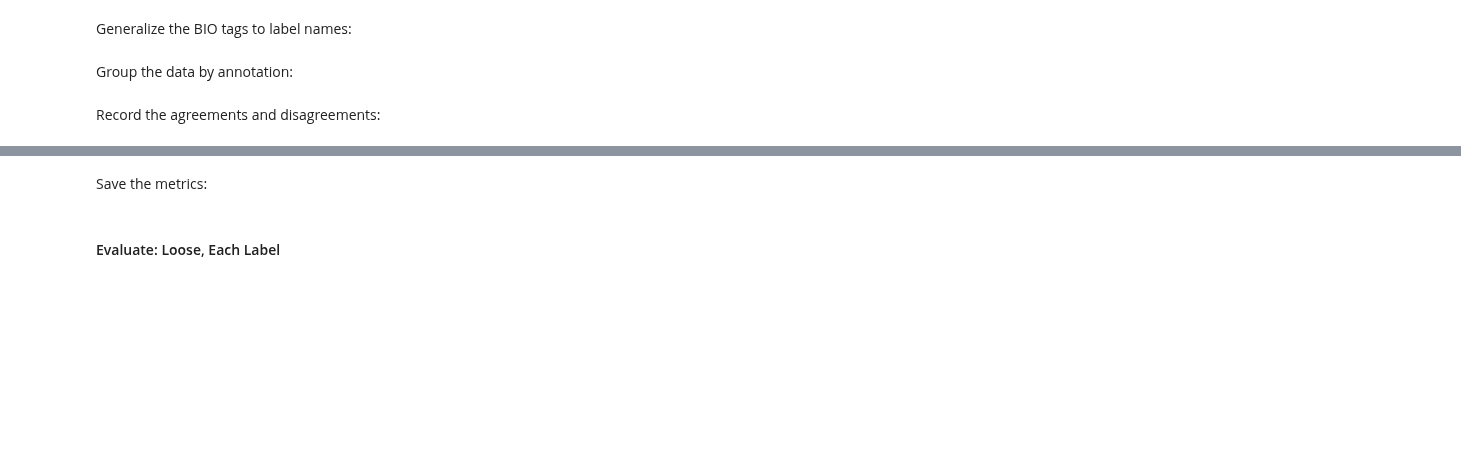
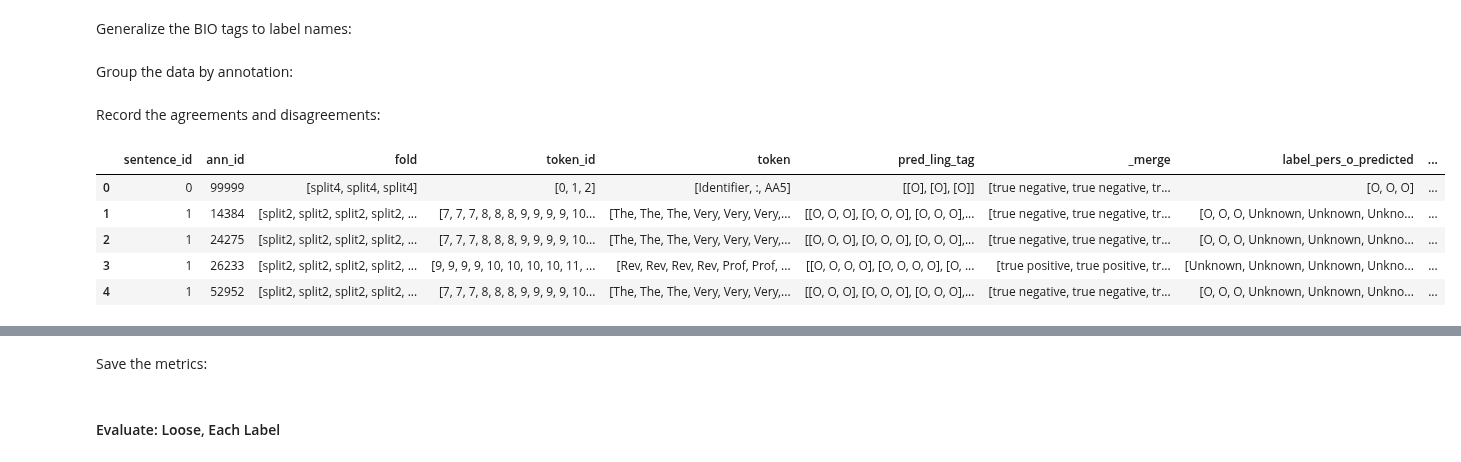
Before and after one commit to thegoose20/gender-bias, a Jupyter notebook: token_classification/Experiment1_Model2.ipynb, the cells around one changed output, grey strips where cells are left out. Drawn from its saved outputs; the diff is of its cells as text; code cells hidden in the pictures; blank space fills up the shorter version.

```diff
--- a/token_classification/Experiment1_Model2.ipynb
+++ b/token_classification/Experiment1_Model2.ipynb
@@ -345,8 +486,15 @@ Record the agreements and disagreements:
 # %%
 agmt_types_perso, agmt_labels_perso = utils1.getAnnotationAgreement(pred_perso_ann, "label_pers_o_predicted", "label_pers_o_expected")
 pred_perso_ann.insert(len(pred_perso_ann.columns), "annotation_agreement", agmt_types_perso)
 pred_perso_ann.insert(len(pred_perso_ann.columns), "agreement_label", agmt_labels_perso)
-# pred_perso_ann.head()
+pred_perso_ann.head()
+# %% [output]
+|  | sentence_id | ann_id | fold | token_id | token | pred_ling_tag | _merge | label_pers_o_predicted | ... |
+| 0 | 0 | 99999 | [split4, split4, split4] | [0, 1, 2] | [Identifier, :, AA5] | [[O], [O], [O]] | [true negative, true negative, tr... | [O, O, O] | ... |
+| 1 | 1 | 14384 | [split2, split2, split2, split2, ... | [7, 7, 7, 8, 8, 8, 9, 9, 9, 9, 10... | [The, The, The, Very, Very, Very,... | [[O, O, O], [O, O, O], [O, O, O],... | [true negative, true negative, tr... | [O, O, O, Unknown, Unknown, Unkno... | ... |
+| 2 | 1 | 24275 | [split2, split2, split2, split2, ... | [7, 7, 7, 8, 8, 8, 9, 9, 9, 9, 10... | [The, The, The, Very, Very, Very,... | [[O, O, O], [O, O, O], [O, O, O],... | [true negative, true negative, tr... | [O, O, O, Unknown, Unknown, Unkno... | ... |
+| 3 | 1 | 26233 | [split2, split2, split2, split2, ... | [9, 9, 9, 9, 10, 10, 10, 10, 11, ... | [Rev, Rev, Rev, Rev, Prof, Prof, ... | [[O, O, O, O], [O, O, O, O], [O, ... | [true positive, true positive, tr... | [Unknown, Unknown, Unknown, Unkno... | ... |
+| 4 | 1 | 52952 | [split2, split2, split2, split2, ... | [7, 7, 7, 8, 8, 8, 9, 9, 9, 9, 10... | [The, The, The, Very, Very, Very,... | [[O, O, O], [O, O, O], [O, O, O],... | [true negative, true negative, tr... | [O, O, O, Unknown, Unknown, Unkno... | ... |
 # %%
 metrics_perso_all = utils1.getAnnotationAgreementMetrics(pred_perso_ann, "all")
 metrics_perso_pn = utils1.getAnnotationAgreementMetrics(pred_perso_ann.loc[~(pred_perso_ann.agreement_label.isin(["Occupation","O"]))], "Person Name")
```
Also changed, not shown: parts of 52 cells of this notebook, 1 other file.
